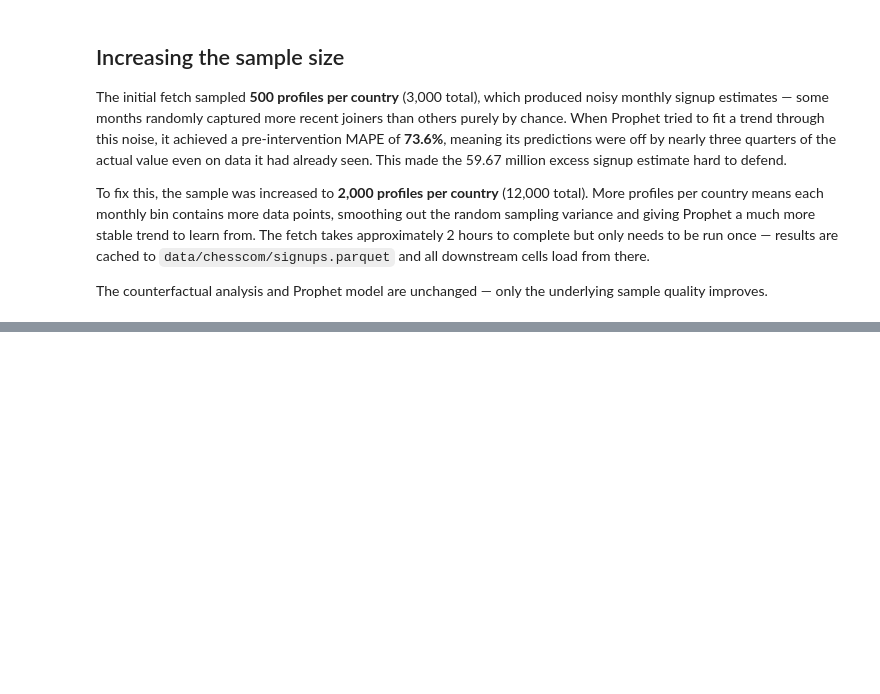
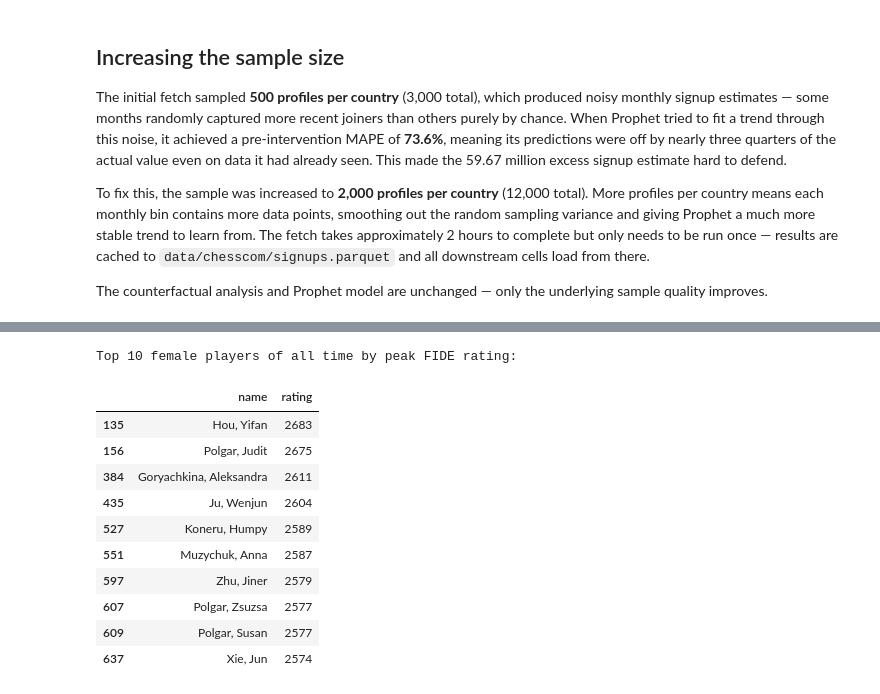
Before and after one commit to anp-exe/women-in-chess-analysis, a Jupyter notebook: fide.ipynb, the cells around one changed output, grey strips where cells are left out. Drawn from its saved outputs; the diff is of its cells as text; code cells hidden in the pictures; blank space fills up the shorter version.

```diff
--- a/fide.ipynb
+++ b/fide.ipynb
@@ -442,0 +450,31 @@ The counterfactual analysis and Prophet model are unchanged — only the underly
+# %%
+import pyarrow.dataset as ds
+dataset = ds.dataset("data/fide_parquet", format="parquet")
+# %%
+def get_peak_ratings():
+    t = dataset.to_table(columns=["fideid", "name", "sex", "rating"])
+    df = t.to_pandas()
+    df = df[df["rating"].notna()]
+    df["rating"] = df["rating"].astype(int)
+    peak = df.groupby(["fideid", "name", "sex"], as_index=False)["rating"].max()
+    return peak.sort_values("rating", ascending=False).reset_index(drop=True)
+# %%
+peak_ratings = get_peak_ratings()
+top10_female = peak_ratings[peak_ratings["sex"] == "F"].head(10)
+judit = peak_ratings[(peak_ratings["name"].str.contains("Judit Polgar", case=False)) & (peak_ratings["sex"] == "F")]
+# %%
+print("Top 10 female players since 2015 by peak FIDE rating:")
+display(top10_female[["name", "rating"]])
+# %% [output]
+Top 10 female players of all time by peak FIDE rating:
+|  | name | rating |
+| 135 | Hou, Yifan | 2683 |
+| 156 | Polgar, Judit | 2675 |
+| 384 | Goryachkina, Aleksandra | 2611 |
+| 435 | Ju, Wenjun | 2604 |
+| 527 | Koneru, Humpy | 2589 |
+| 551 | Muzychuk, Anna | 2587 |
+| 597 | Zhu, Jiner | 2579 |
+| 607 | Polgar, Zsuzsa | 2577 |
+| 609 | Polgar, Susan | 2577 |
+| 637 | Xie, Jun | 2574 |
```
Also changed, not shown: parts of 3 cells of this notebook, 1 other file.
